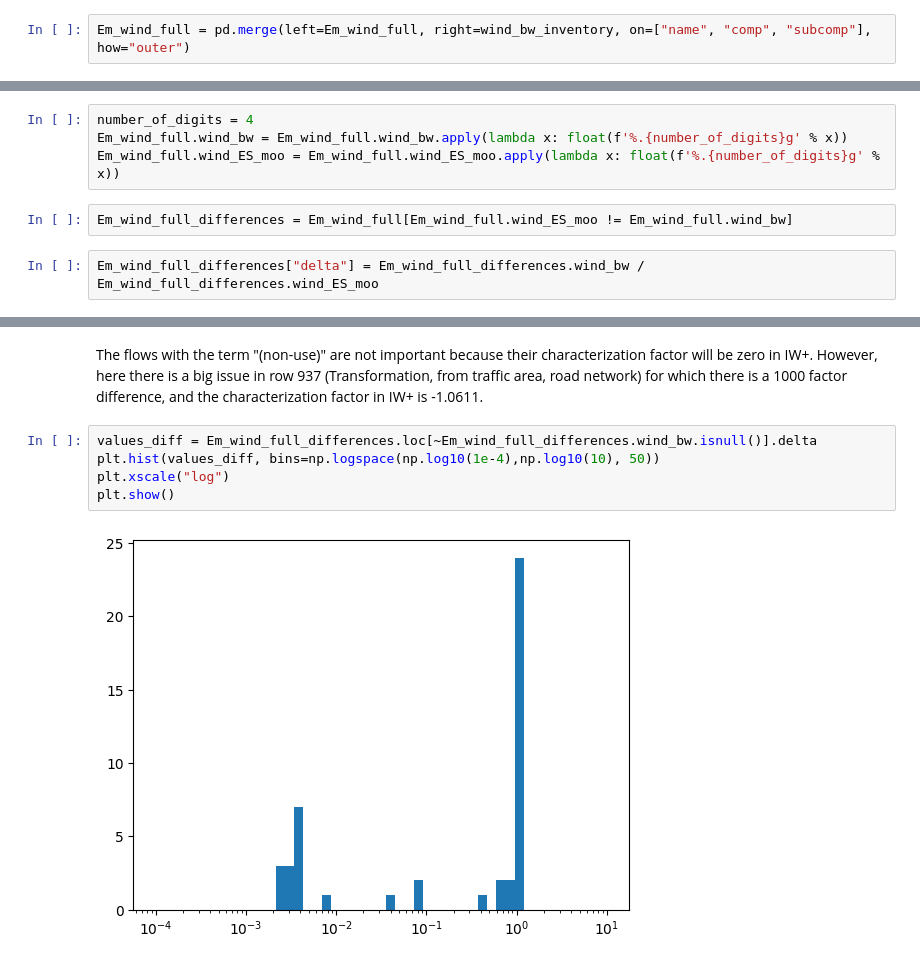
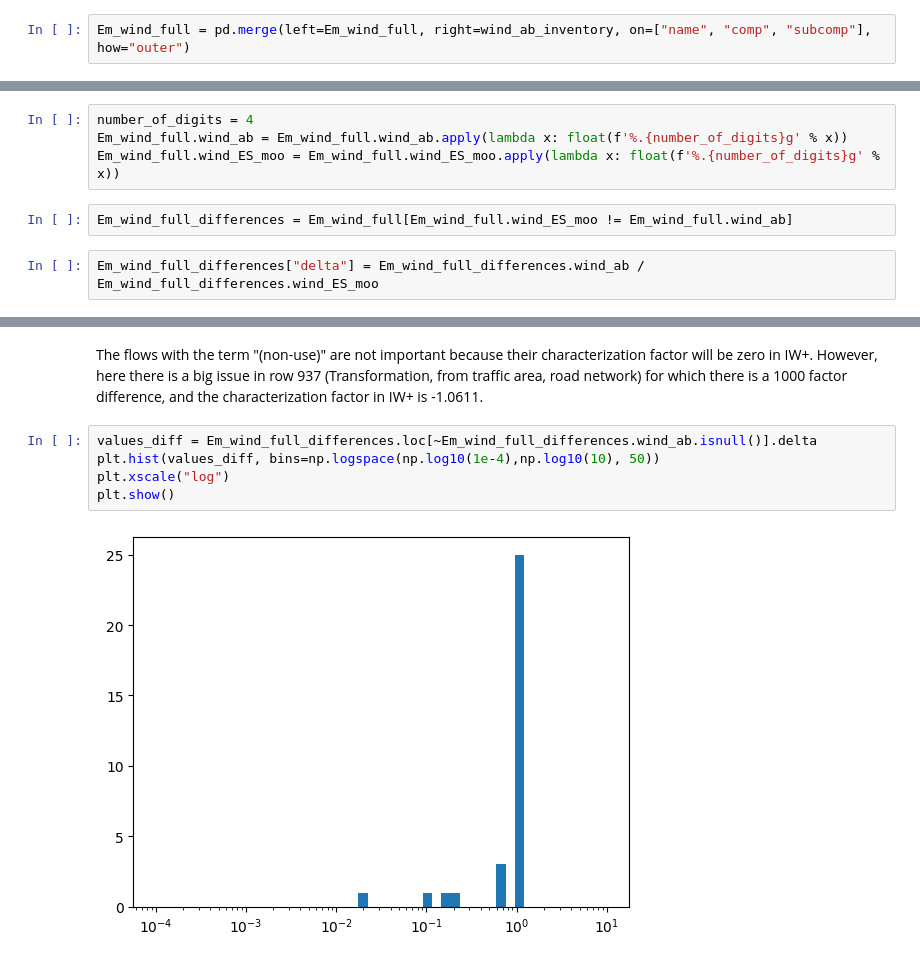
Before and after one commit to matthieu-str/ES_MOO_validation, a Jupyter notebook: test_basics.ipynb, the cells around one changed output, grey strips where cells are left out. Saved outputs shown, nothing was run; the diff lists cells and outputs as text.

```diff
--- a/test_basics.ipynb
+++ b/test_basics.ipynb
@@ -286,7 +287,7 @@ display(wind_bw_inventory)
 | 1966 | Beta-cyfluthrin | kilogram | 6.685211e-08 | air | non-urban air or from high stacks |
 1967 rows × 5 columns
 # %%
-Em_wind_full = pd.merge(left=Em_wind_full, right=wind_bw_inventory, on=["name", "comp", "subcomp"], how="outer")
+Em_wind_full = pd.merge(left=Em_wind_full, right=wind_ab_inventory, on=["name", "comp", "subcomp"], how="outer")
 # %%
 display(Em_wind_full)
 # %% [output]
@@ -306,11 +307,11 @@ display(Em_wind_full)
 # %%
 number_of_digits = 4
-Em_wind_full.wind_bw = Em_wind_full.wind_bw.apply(lambda x: float(f'%.{number_of_digits}g' % x))
+Em_wind_full.wind_ab = Em_wind_full.wind_ab.apply(lambda x: float(f'%.{number_of_digits}g' % x))
 Em_wind_full.wind_ES_moo = Em_wind_full.wind_ES_moo.apply(lambda x: float(f'%.{number_of_digits}g' % x))
 # %%
-Em_wind_full_differences = Em_wind_full[Em_wind_full.wind_ES_moo != Em_wind_full.wind_bw]
+Em_wind_full_differences = Em_wind_full[Em_wind_full.wind_ES_moo != Em_wind_full.wind_ab]
 # %%
-Em_wind_full_differences["delta"] = Em_wind_full_differences.wind_bw / Em_wind_full_differences.wind_ES_moo
+Em_wind_full_differences["delta"] = Em_wind_full_differences.wind_ab / Em_wind_full_differences.wind_ES_moo
 # %% [output]
 A value is trying to be set on a copy of a slice from a DataFrame.
 Try using .loc[row_indexer,col_indexer] = value instead
@@ -360,12 +372,12 @@ Em_wind_full_differences.delta.abs().min(), Em_wind_full_differences.delta.max()
 # %% [markdown]
 The flows with the term "(non-use)" are not important because their characterization factor will be zero in IW+. However, here there is a big issue in row 937 (Transformation, from traffic area, road network) for which there is a 1000 factor difference, and the characterization factor in IW+ is -1.0611.
 # %%
-values_diff = Em_wind_full_differences.loc[~Em_wind_full_differences.wind_bw.isnull()].delta
+values_diff = Em_wind_full_differences.loc[~Em_wind_full_differences.wind_ab.isnull()].delta
 plt.hist(values_diff, bins=np.logspace(np.log10(1e-4),np.log10(10), 50))
 plt.xscale("log")
 plt.show()
 # %% [output]
-[figure, old version]
+[figure, new version]
 # %%
 # Number of differences between ecospold2matrix and brightway
 Em_wind_full_differences.shape[0]
```
Also changed, not shown: parts of 31 cells of this notebook.
